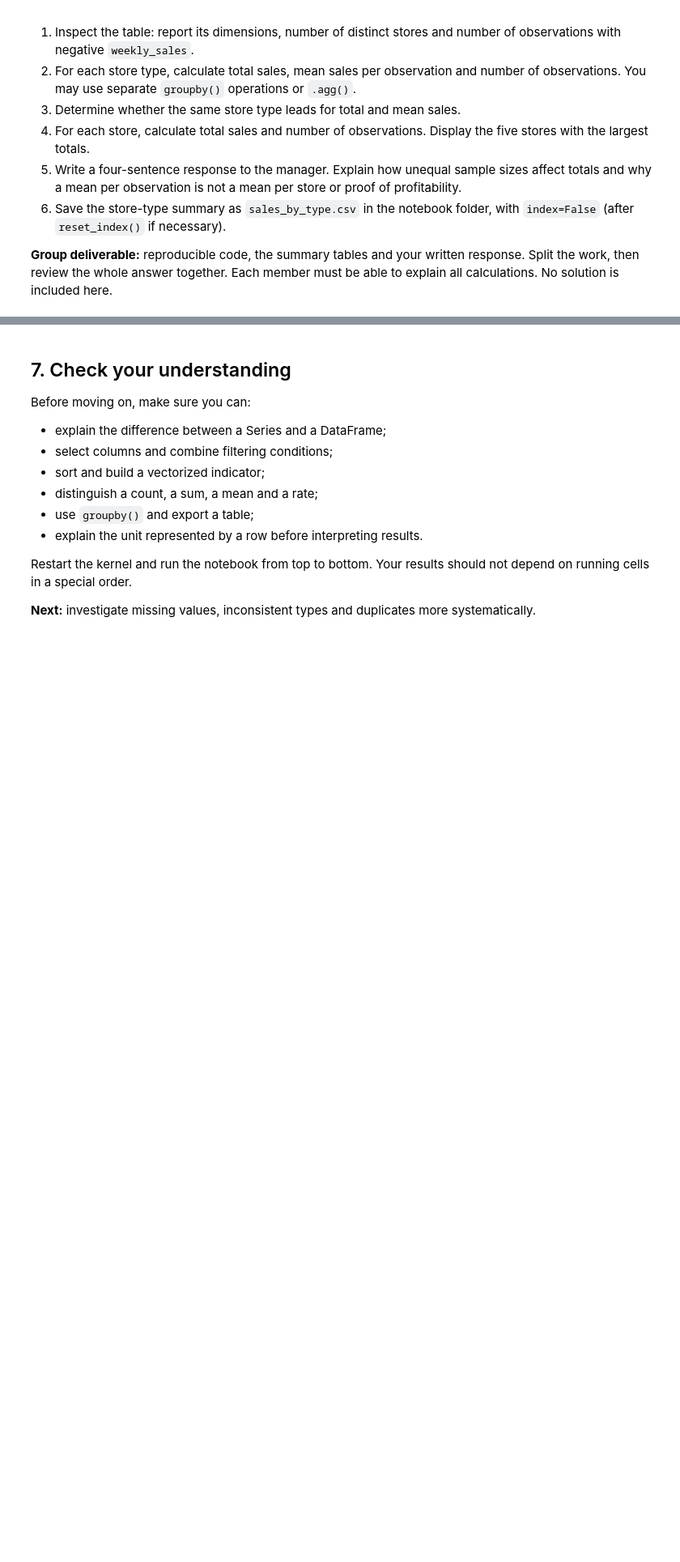
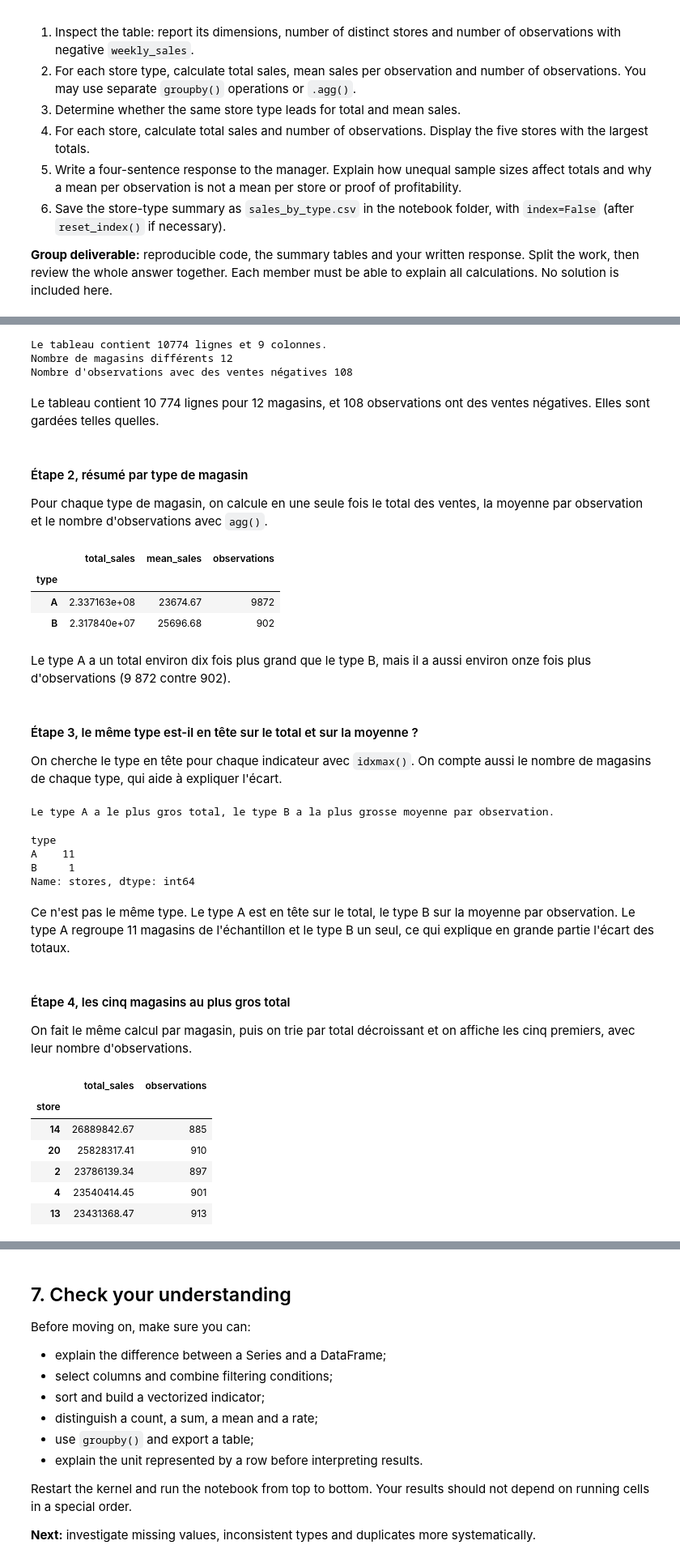
Before and after one commit to rylesdev/inf4, a Jupyter notebook: notebooks/02-Pandas-Manipulation-S2.ipynb, the cells around one changed output, grey strips where cells are left out. Shown at 81% size. Drawn from its saved outputs; the diff is of its cells as text; code cells hidden in the pictures; blank space fills up the shorter version.

```diff
--- a/notebooks/02-Pandas-Manipulation-S2.ipynb
+++ b/notebooks/02-Pandas-Manipulation-S2.ipynb
@@ -398,0 +510,61 @@ A retail manager claims: **“The store type with the highest total sales perfor
+# %%
+print(f"Le tableau contient {sales.shape[0]} lignes et {sales.shape[1]} colonnes.")
+print(f"Nombre de magasins différents {sales['store'].nunique()}")
+print(f"Nombre d'observations avec des ventes négatives {(sales['weekly_sales'] < 0).sum()}")
+# %% [output]
+Le tableau contient 10774 lignes et 9 colonnes.
+Nombre de magasins différents 12
+Nombre d'observations avec des ventes négatives 108
+# %% [markdown]
+Le tableau contient 10 774 lignes pour 12 magasins, et 108 observations ont des ventes négatives. Elles sont gardées telles quelles.
+# %% [markdown]
+#### Étape 2, résumé par type de magasin
+Pour chaque type de magasin, on calcule en une seule fois le total des ventes, la moyenne par observation et le nombre d'observations avec `agg()`.
+# %%
+type_summary = sales.groupby("type")["weekly_sales"].agg(
+    total_sales="sum",
+    mean_sales="mean",
+    observations="size",
+)
+type_summary.round(2)
+# %% [output]
+|  | total_sales | mean_sales | observations |
+| type |  |  |  |
+| A | 2.337163e+08 | 23674.67 | 9872 |
+| B | 2.317840e+07 | 25696.68 | 902 |
+# %% [markdown]
+Le type A a un total environ dix fois plus grand que le type B, mais il a aussi environ onze fois plus d'observations (9 872 contre 902).
+# %% [markdown]
+#### Étape 3, le même type est-il en tête sur le total et sur la moyenne ?
+On cherche le type en tête pour chaque indicateur avec `idxmax()`. On compte aussi le nombre de magasins de chaque type, qui aide à expliquer l'écart.
+# %%
+leader_total = type_summary["total_sales"].idxmax()
+leader_mean = type_summary["mean_sales"].idxmax()
+print(f"Le type {leader_total} a le plus gros total, le type {leader_mean} a la plus grosse moyenne par observation.")
+display(sales.groupby("type")["store"].nunique().rename("stores"))
+# %% [output]
+Le type A a le plus gros total, le type B a la plus grosse moyenne par observation.
+type
+A    11
+B     1
+Name: stores, dtype: int64
+# %% [markdown]
+Ce n'est pas le même type. Le type A est en tête sur le total, le type B sur la moyenne par observation. Le type A regroupe 11 magasins de l'échantillon et le type B un seul, ce qui explique en grande partie l'écart des totaux.
+# %% [markdown]
+#### Étape 4, les cinq magasins au plus gros total
+On fait le même calcul par magasin, puis on trie par total décroissant et on affiche les cinq premiers, avec leur nombre d'observations.
+# %%
+store_summary = (
+    sales.groupby("store")["weekly_sales"]
+    .agg(total_sales="sum", observations="size")
+    .sort_values("total_sales", ascending=False)
+)
+store_summary.head(5).round(2)
+# %% [output]
+|  | total_sales | observations |
+| store |  |  |
+| 14 | 26889842.67 | 885 |
+| 20 | 25828317.41 | 910 |
+| 2 | 23786139.34 | 897 |
+| 4 | 23540414.45 | 901 |
+| 13 | 23431368.47 | 913 |
```
Also changed, not shown: parts of 50 cells of this notebook, 5 other files.
